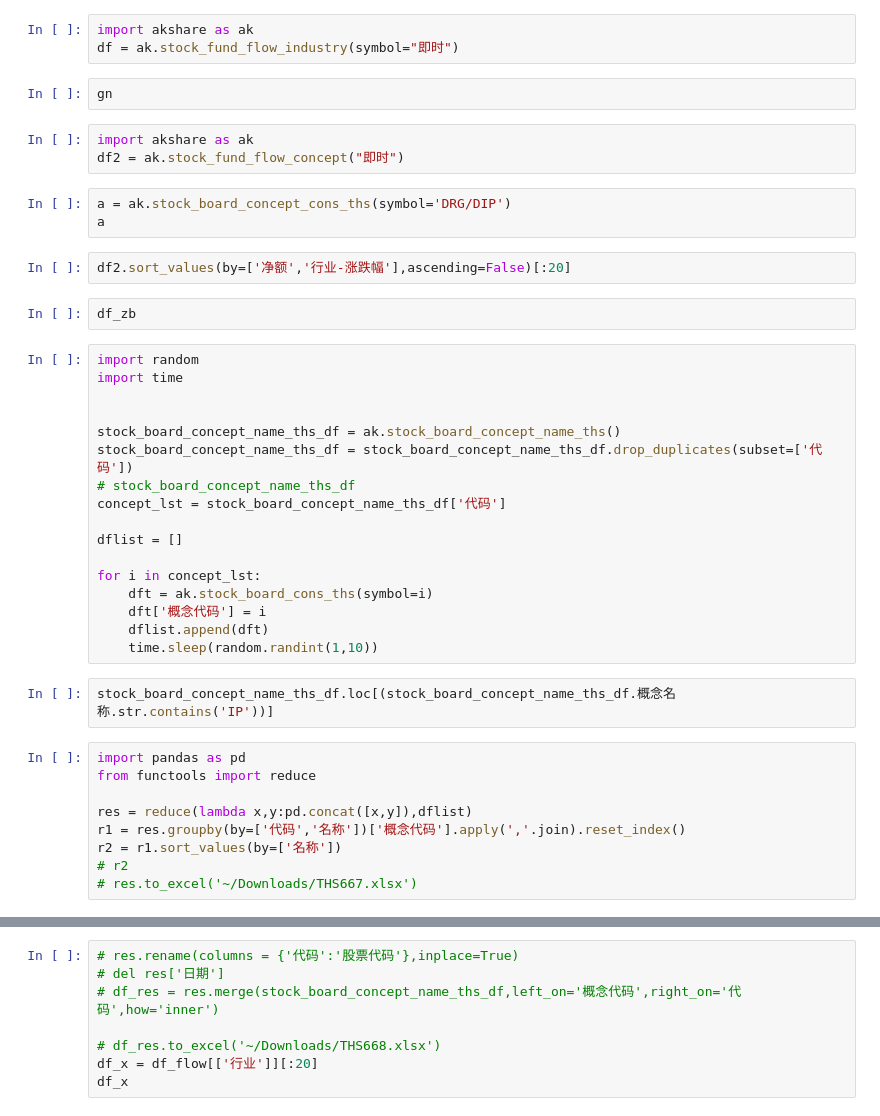
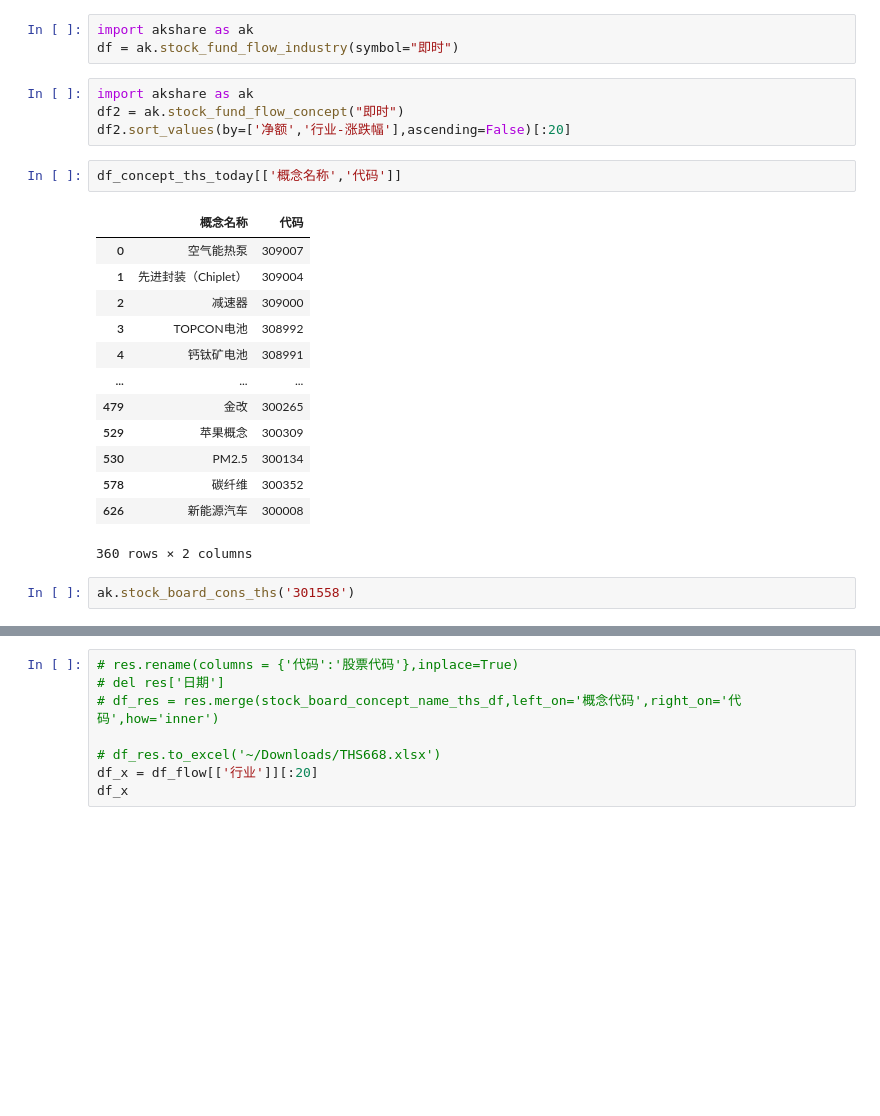
Before and after one commit to ifcheung2012/industryleader, a Jupyter notebook: joinquant.ipynb, the cells around one changed output, grey strips where cells are left out. Saved outputs shown, nothing was run; the diff lists cells and outputs as text; blank space fills up the shorter version.

```diff
--- a/joinquant.ipynb
+++ b/joinquant.ipynb
@@ -264,43 +43,25 @@ dflist
 # %%
 import akshare as ak
 df = ak.stock_fund_flow_industry(symbol="即时")
-# %%
-gn
 # %%
 import akshare as ak
 df2 = ak.stock_fund_flow_concept("即时")
+df2.sort_values(by=['净额','行业-涨跌幅'],ascending=False)[:20]
-# %%
-a = ak.stock_board_concept_cons_ths(symbol='DRG/DIP')
-a
-# %%
-df2.sort_values(by=['净额','行业-涨跌幅'],ascending=False)[:20]
-# %%
-df_zb
-# %%
-import random
-import time
-
-
-stock_board_concept_name_ths_df = ak.stock_board_concept_name_ths()
-stock_board_concept_name_ths_df = stock_board_concept_name_ths_df.drop_duplicates(subset=['代码'])
-# stock_board_concept_name_ths_df
-concept_lst = stock_board_concept_name_ths_df['代码']
-
-dflist = []
-
-for i in concept_lst:
-    dft = ak.stock_board_cons_ths(symbol=i)
-    dft['概念代码'] = i
-    dflist.append(dft)
-    time.sleep(random.randint(1,10))
-# %%
-stock_board_concept_name_ths_df.loc[(stock_board_concept_name_ths_df.概念名称.str.contains('IP'))]
-# %%
-import pandas as pd
-from functools import reduce
-
-res = reduce(lambda x,y:pd.concat([x,y]),dflist)
-r1 = res.groupby(by=['代码','名称'])['概念代码'].apply(','.join).reset_index()
-r2 = r1.sort_values(by=['名称'])
-# r2
-# res.to_excel('~/Downloads/THS667.xlsx')
+# %%
+df_concept_ths_today[['概念名称','代码']]
+# %% [output]
+|  | 概念名称 | 代码 |
+| 0 | 空气能热泵 | 309007 |
+| 1 | 先进封装（Chiplet） | 309004 |
+| 2 | 减速器 | 309000 |
+| 3 | TOPCON电池 | 308992 |
+| 4 | 钙钛矿电池 | 308991 |
+| ... | ... | ... |
+| 479 | 金改 | 300265 |
+| 529 | 苹果概念 | 300309 |
+| 530 | PM2.5 | 300134 |
+| 578 | 碳纤维 | 300352 |
+| 626 | 新能源汽车 | 300008 |
+360 rows × 2 columns
+# %%
+ak.stock_board_cons_ths('301558')
```
Also changed, not shown: parts of 100 cells of this notebook, 12 other files.
